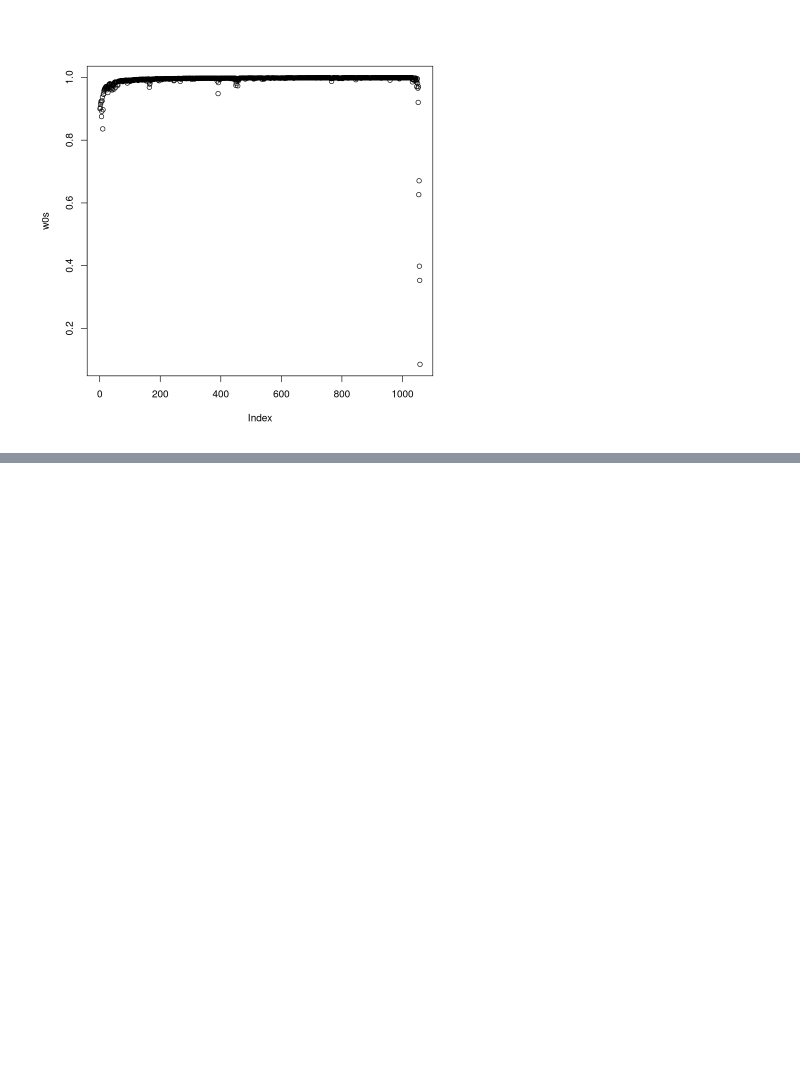
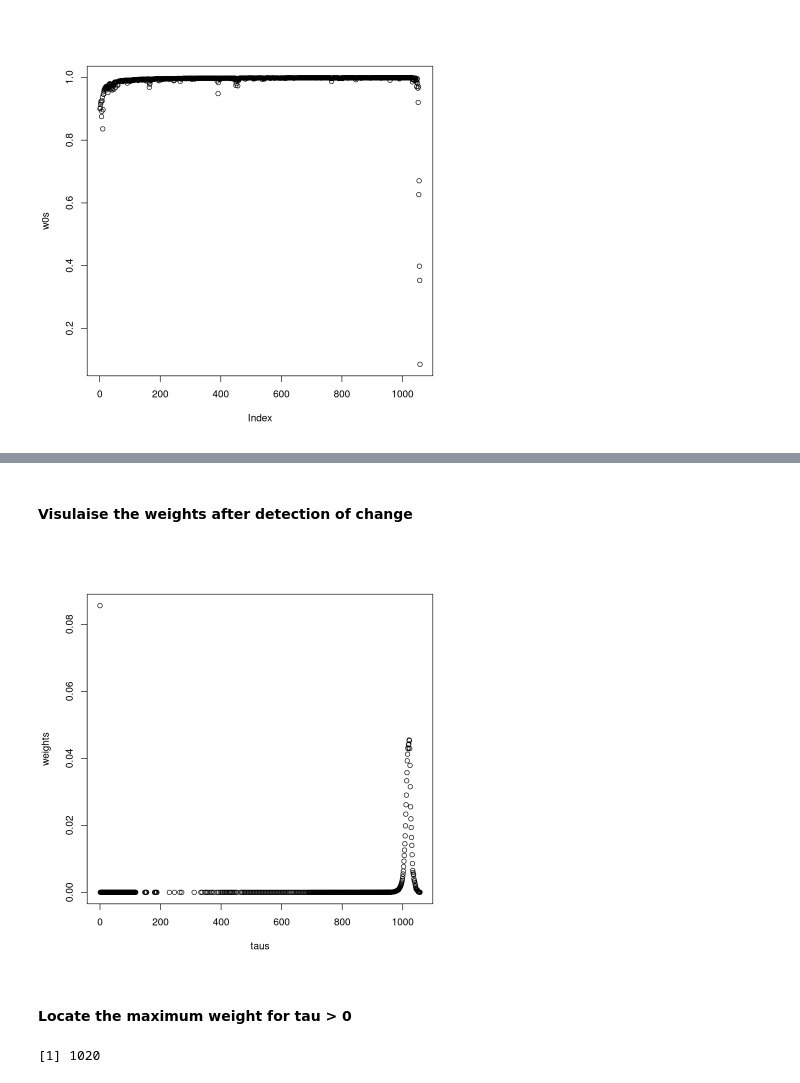
Before and after one commit to grosed/bagel, a Jupyter notebook: notebooks/README.ipynb, the cells around one changed output, grey strips where cells are left out. Cells and saved outputs as stored; diff of their text form; code cells hidden in the pictures; blank space fills up the shorter version.

```diff
--- a/notebooks/README.ipynb
+++ b/notebooks/README.ipynb
@@ -235,0 +180,14 @@ for(y in Y[1001:1500])
+# %% [markdown]
+#### Visulaise the weights after detection of change
+# %%
+weights <- weights(model)
+taus <- taus(model)
+plot(taus,weights)
+# %% [output]
+[figure, added]
+# %% [markdown]
+#### Locate the maximum weight for tau > 0
+# %%
+taus[which.max(weights[-1])]
+# %% [output]
+[1] 1020
```
Also changed, not shown: parts of 33 cells of this notebook, 1 other file.
